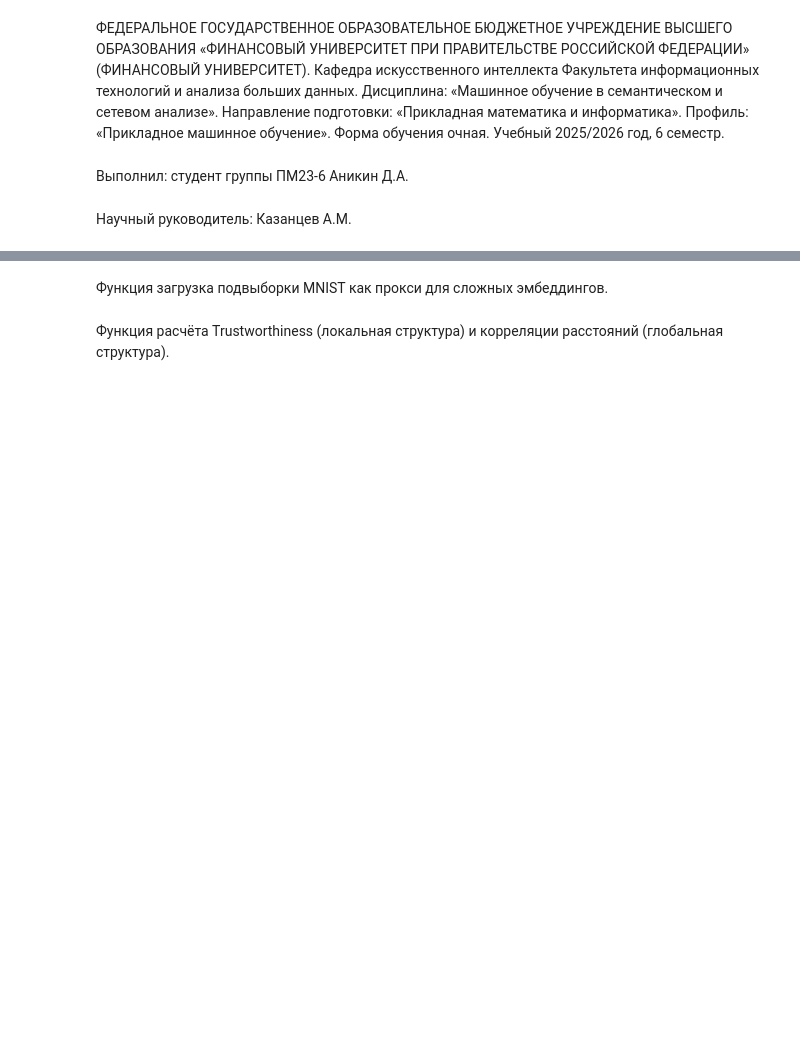
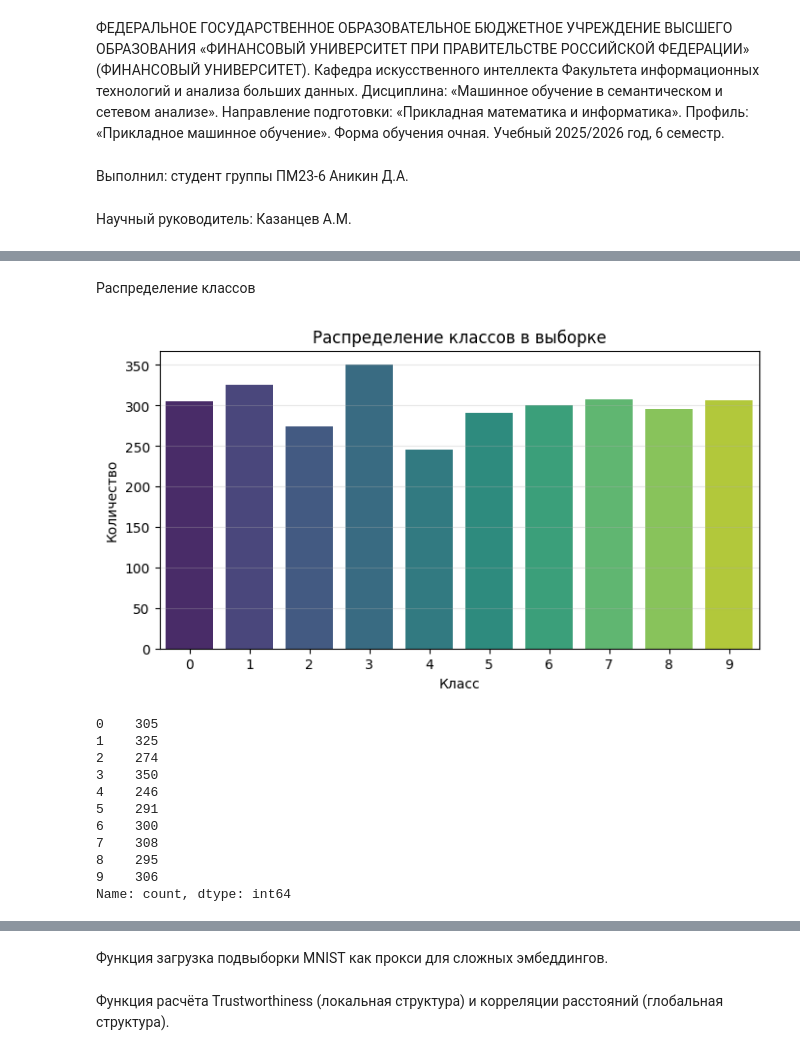
Before and after one commit to donDEN05/emb_comparison, a Jupyter notebook: курсовая_методы_визуализации_сложных_эмбединнгов.ipynb, the cells around one changed output, grey strips where cells are left out. Saved outputs shown, nothing was run; the diff lists cells and outputs as text; code cells hidden in the pictures; blank space fills up the shorter version.

```diff
--- a/курсовая_методы_визуализации_сложных_эмбединнгов.ipynb
+++ b/курсовая_методы_визуализации_сложных_эмбединнгов.ipynb
@@ -34,0 +38,13 @@ import phate
+# %%
+mnist = fetch_openml('mnist_784', version=1, as_frame=False)
+X = mnist.data.astype(np.float32)
+y = mnist.target.astype(int)
+
+np.random.seed(42)
+idx = np.random.choice(len(X), size=3000, replace=False)
+X_sample, y_sample = X[idx], y[idx]
+
+print(f"Размер выборки: {X_sample.shape[0]} объектов")
+print(f"Размерность признаков: {X_sample.shape[1]} (28×28 пикселей)")
+print(f"Диапазон значений: [{X_sample.min():.2f}, {X_sample.max():.2f}]")
+print(f"Тип данных: {X_sample.dtype}")
@@ -34,0 +95,27 @@ import phate
+# %% [markdown]
+Распределение классов
+# %%
+class_counts = pd.Series(y_sample).value_counts().sort_index()
+
+plt.figure(figsize=(8, 4))
+sns.barplot(x=class_counts.index, y=class_counts.values, palette='viridis')
+plt.xlabel('Класс')
+plt.ylabel('Количество')
+plt.title('Распределение классов в выборке')
+plt.grid(axis='y', alpha=0.3)
+plt.show()
+
+print(class_counts)
+# %% [output]
+[figure, added]
+0    305
+1    325
+2    274
+3    350
+4    246
+5    291
+6    300
+7    308
+8    295
+9    306
+Name: count, dtype: int64
```
Also changed, not shown: parts of 18 cells of this notebook, 3 other files.
